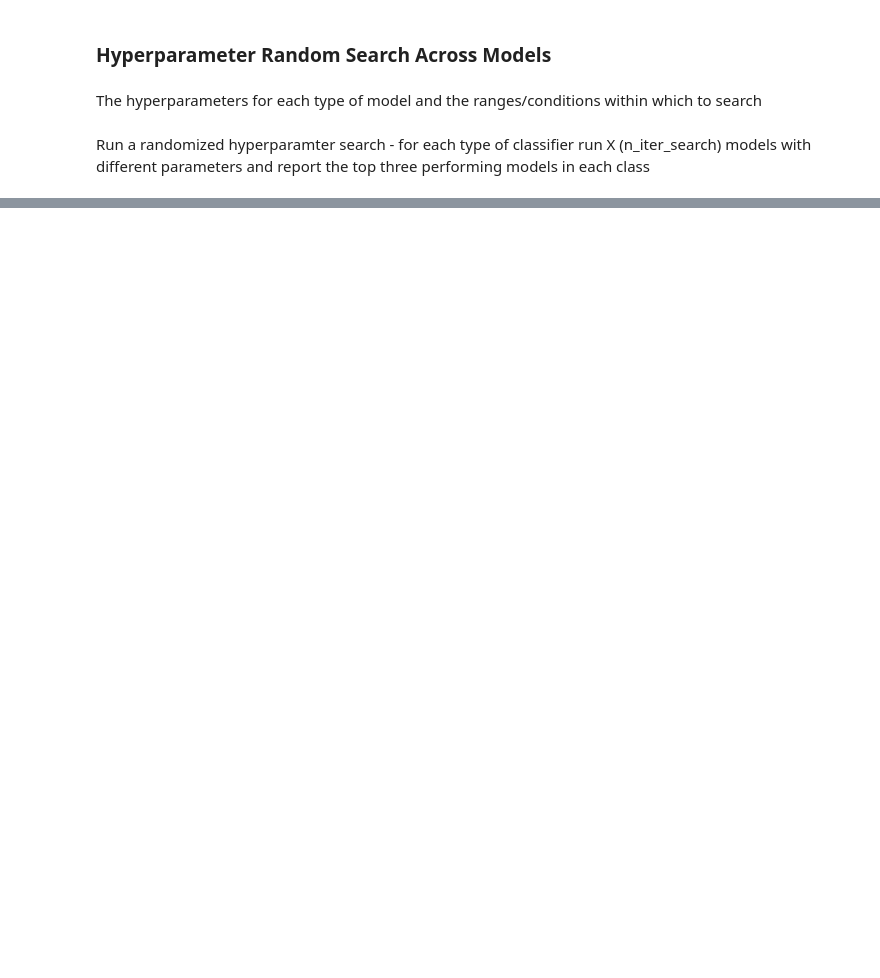
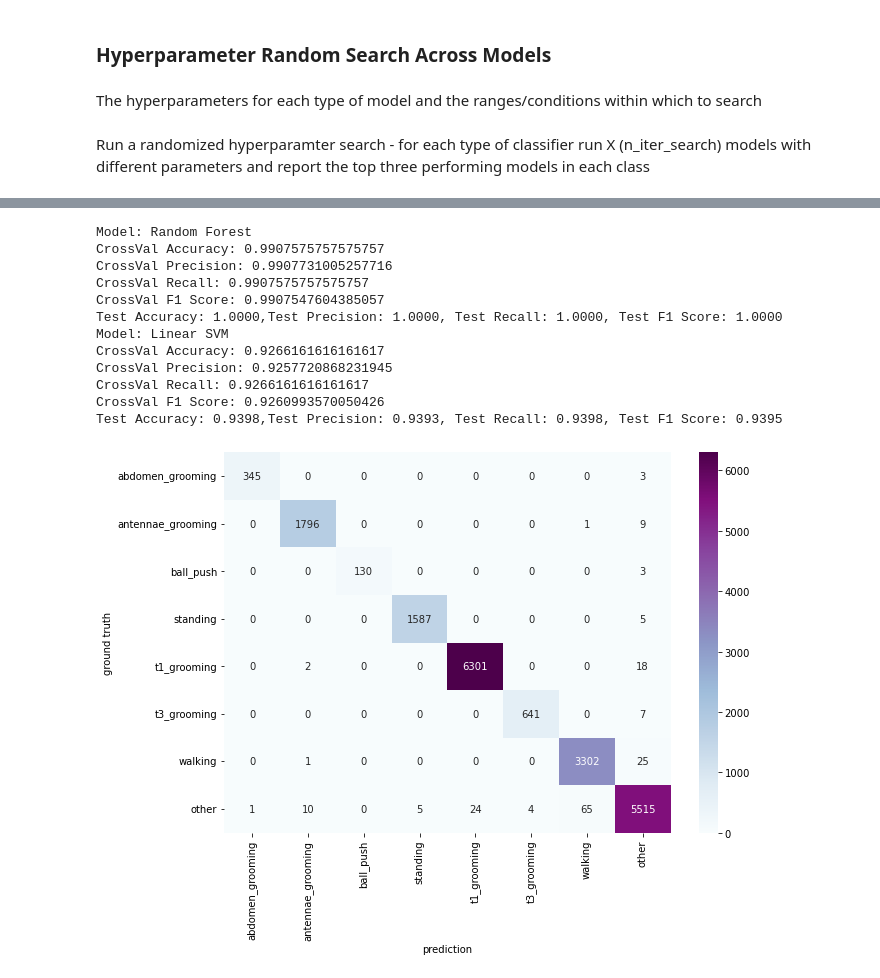
Before and after one commit to Prattbuw/Behavioral_Classification, a Jupyter notebook: code/Training_Classifiers.ipynb, the cells around one changed output, grey strips where cells are left out. Cells and saved outputs as stored; diff of their text form; code cells hidden in the pictures; blank space fills up the shorter version.

Commit message:
classifier for front leg grooming

```diff
--- a/code/Training_Classifiers.ipynb
+++ b/code/Training_Classifiers.ipynb
@@ -312,7 +338,7 @@ classifiers = [
     GaussianProcessClassifier(),
     DecisionTreeClassifier(),
     RandomForestClassifier(),
-    MLPClassifier(max_iter=500),
+    MLPClassifier(max_iter=5000),
     AdaBoostClassifier(),
     GaussianNB(),
     QuadraticDiscriminantAnalysis()]
@@ -342,7 +367,7 @@ from warnings import simplefilter
 simplefilter(action='ignore', category=FutureWarning)
 # %%
 # Random search for best classifier and parameter set
-n_iter_search = 10
+n_iter_search = 5
 for ds_cnt, ds in enumerate(classifiers):
     name = names[ds_cnt]
     if name in dataset_params.keys():
@@ -395,0 +442,13 @@ Test Accuracy: 0.9862,Test Precision: 0.9861, Test Recall: 0.9862, Test F1 Score
+# %%
+# run grid search for each model
+for i, model in enumerate(grid_models):
+    name = grid_names[i]
+    if name in grid_params.keys():
+        grid_search = GridSearchCV(model, param_grid=grid_params[name], cv=10, verbose=0, refit=True)
+
+        start = time()
+        grid_search.fit(resort_data, resort_labels)
+        print(name)
+        print(f'GridSearchCV took {time() - start} seconds')
+        report(grid_search.cv_results_)
+        print(grid_search.best_params_)
@@ -395,0 +514,62 @@ Test Accuracy: 0.9862,Test Precision: 0.9861, Test Recall: 0.9862, Test F1 Score
+# %%
+# Random Forest
+random_forest_model_base = RandomForestClassifier(
+    criterion='entropy',
+    n_estimators=130
+)
+
+# Linear SVM
+linear_SVM_model_base = SVC(
+    C=10.0,
+    class_weight=None,
+    kernel='linear'
+)
+
+# # Multi-Layer Perceptron
+# mlp_model_base = MLPClassifier(
+#     activation='relu',
+#     alpha=0.001,
+#     hidden_layer_sizes=80,
+#     learning_rate='constant',
+#     learning_rate_init=0.01,
+#     solver='adam',
+#     max_iter=1000
+#     )
+
+# model_list = [random_forest_model_base, linear_SVM_model_base, mlp_model_base]
+# model_names = ['Random Forest', 'Linear SVM', 'MLP']
+
+model_list = [random_forest_model_base, linear_SVM_model_base]
+model_names = ['Random Forest', 'Linear SVM']
+trained_models = []
+for i, model_base in enumerate(model_list):
+    model, cross_pred, cm = train_model(resort_data, resort_labels, model_base, beh_labels)
+    cross_accuracy = accuracy_score(resort_labels, cross_pred)
+    cross_f1 = f1_score(resort_labels, cross_pred, average='weighted', zero_division=0)
+    cross_recall = recall_score(resort_labels, cross_pred, average='weighted', zero_division=0)
+    cross_precision = precision_score(resort_labels,cross_pred, average='weighted', zero_division=0)
+
+    print(f'Model: {model_names[i]}\nCrossVal Accuracy: {cross_accuracy}\nCrossVal Precision: {cross_precision}\nCrossVal Recall: {cross_recall}\nCrossVal F1 Score: {cross_f1}')
+
+    # save trained models
+    trained_models.append(model)
+
+    #Running a final prediction on the entire column to gauge overfitting
+    model, train_cm, train_pred  = test_model(model, resort_data, resort_labels, beh_labels)
+
+    plot_cm(cm, save_fig=False)
+    plot_cm(train_cm, save_fig=False)
+# %% [output]
+Model: Random Forest
+CrossVal Accuracy: 0.9907575757575757
+CrossVal Precision: 0.9907731005257716
+CrossVal Recall: 0.9907575757575757
+CrossVal F1 Score: 0.9907547604385057
+Test Accuracy: 1.0000,Test Precision: 1.0000, Test Recall: 1.0000, Test F1 Score: 1.0000
+Model: Linear SVM
+CrossVal Accuracy: 0.9266161616161617
+CrossVal Precision: 0.9257720868231945
+CrossVal Recall: 0.9266161616161617
+CrossVal F1 Score: 0.9260993570050426
+Test Accuracy: 0.9398,Test Precision: 0.9393, Test Recall: 0.9398, Test F1 Score: 0.9395
+[figure, added]
```
Also changed, not shown: parts of 18 cells of this notebook, 27 other files.
